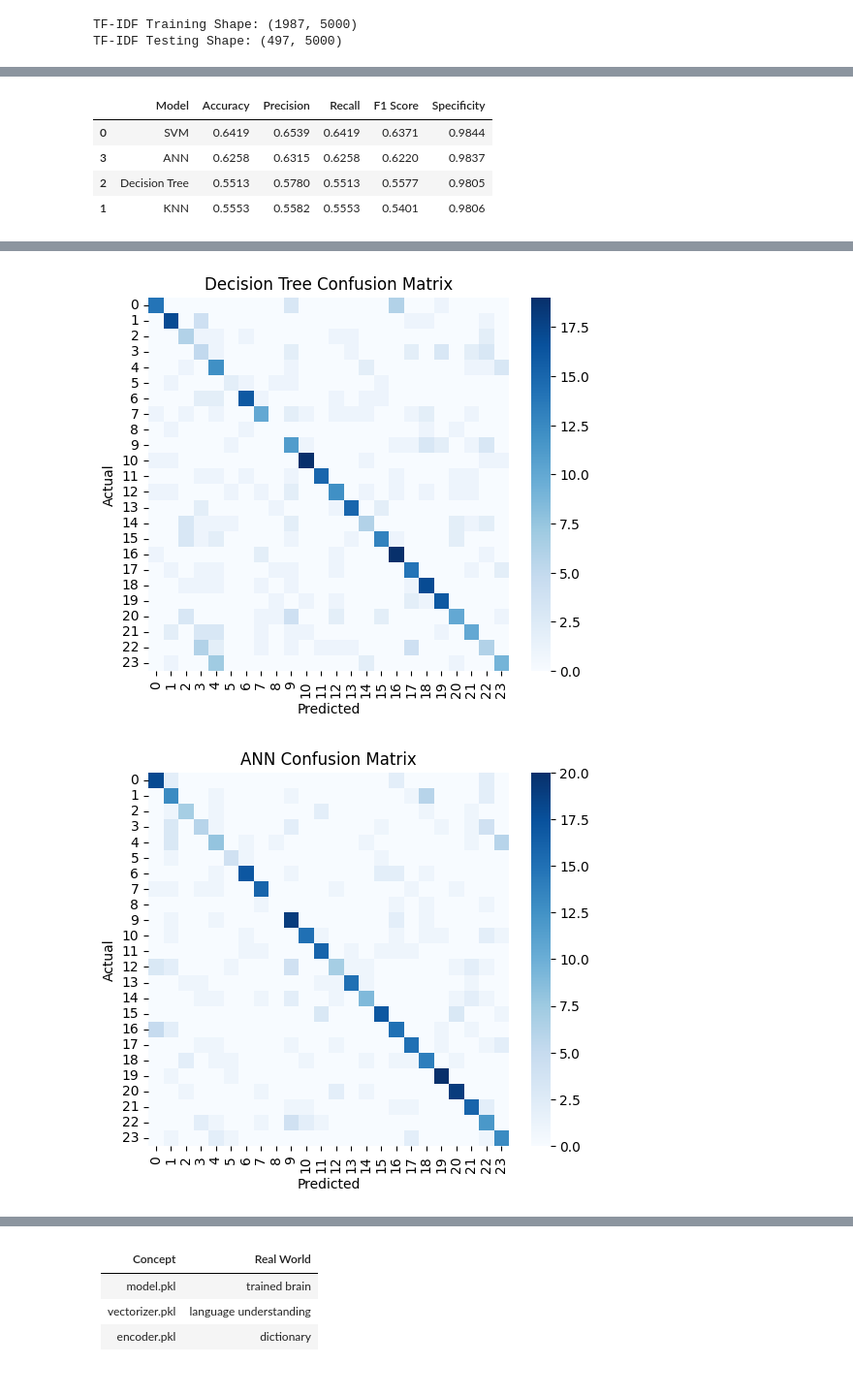
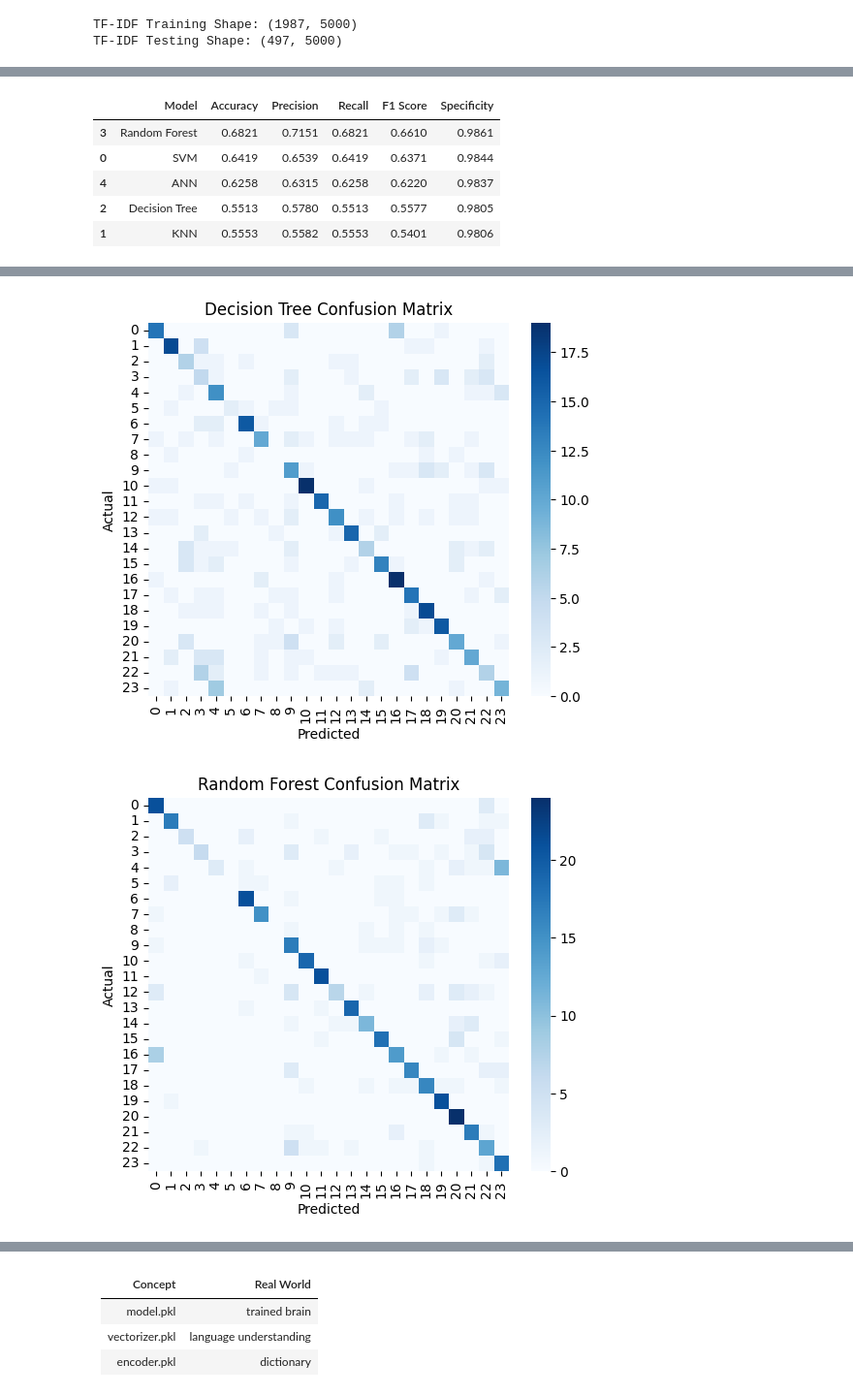
Before and after one commit to technovore007/Resume-Analyzer-NLP-ML, a Jupyter notebook: notebooks/ResumeAnalyzer_ML.ipynb, the cells around one changed output, grey strips where cells are left out. Shown at 97% size. Saved outputs shown, nothing was run; the diff lists cells and outputs as text; code cells hidden in the pictures.

```diff
--- a/ResumeAnalyzer_ML.ipynb
+++ b/notebooks/ResumeAnalyzer_ML.ipynb
@@ -80,7 +80,7 @@ In this step, we:
 
 This prepares the data for feature extraction and model training.
 # %%
-df = pd.read_csv("resume_cleaned.csv")
+df = pd.read_csv("../data/resume_cleaned.csv")
 
 print("Dataset Preview:\n")
 display(df.head())
@@ -285,5 +293,12 @@ These models represent different learning approaches:
 - ANN → layered nonlinear learning
 # %%
+# ================================
+# Step 5: Model Training
+# ================================
+
+from sklearn.ensemble import RandomForestClassifier
+from sklearn.neural_network import MLPClassifier
+
 # Initialize models
 svm_model = SVC(kernel='linear')
 
@@ -291,8 +306,12 @@ knn_model = KNeighborsClassifier(n_neighbors=5)
 
 dt_model = DecisionTreeClassifier(criterion='gini', random_state=42)
 
-# ANN (MLP Classifier)
-from sklearn.neural_network import MLPClassifier
+rf_model = RandomForestClassifier(
+    n_estimators=200,
+    criterion='gini',
+    random_state=42,
+    n_jobs=-1
+)
 
 ann_model = MLPClassifier(
     hidden_layer_sizes=(128, 64),
@@ -306,19 +325,18 @@ ann_model = MLPClassifier(
 # Train Models
 # ================================
 
-# SVM
 svm_model.fit(X_train_tfidf, y_train)
 print("SVM training complete")
 
-# KNN
 knn_model.fit(X_train_tfidf, y_train)
 print("KNN training complete")
 
-# Decision Tree
 dt_model.fit(X_train_tfidf, y_train)
 print("Decision Tree training complete")
 
-# ANN
+rf_model.fit(X_train_tfidf, y_train)
+print("Random Forest training complete")
+
 ann_model.fit(X_train_tfidf, y_train)
 print("ANN training complete")
 # %% [output]
@@ -366,8 +379,4 @@ Each model will be evaluated and compared using the same metrics to determine th
 # %%
-# ================================
-# Step 6: Model Evaluation (Final Clean Version)
-# ================================
-
 def calculate_specificity(conf_matrix):
     specificity_list = []
 
@@ -383,10 +392,12 @@ def calculate_specificity(conf_matrix):
     return np.mean(specificity_list)
 
 
+# Include Random Forest
 models = {
     "SVM": svm_model,
     "KNN": knn_model,
     "Decision Tree": dt_model,
+    "Random Forest": rf_model,
     "ANN": ann_model
 }
 
@@ -398,20 +409,16 @@ results = []
 
 for name, model in models.items():
 
-    # Predictions
     y_pred = model.predict(X_test_tfidf)
 
-    # Metrics
     accuracy = accuracy_score(y_test, y_pred)
     precision = precision_score(y_test, y_pred, average='weighted', zero_division=0)
     recall = recall_score(y_test, y_pred, average='weighted', zero_division=0)
     f1 = f1_score(y_test, y_pred, average='weighted', zero_division=0)
 
-    # Confusion Matrix
     cm = confusion_matrix(y_test, y_pred)
     specificity = calculate_specificity(cm)
 
-    # Store results
     results.append({
         "Model": name,
         "Accuracy": round(accuracy, 4),
@@ -423,37 +430,40 @@ for name, model in models.items():
 
 
 # ================================
-# Display Table
+# Results Table
 # ================================
 
 results_df = pd.DataFrame(results)
-display(results_df.sort_values(by="F1 Score", ascending=False))
+results_df = results_df.sort_values(by="F1 Score", ascending=False)
+
+display(results_df)
 
 
 # ================================
-# Confusion Matrices (Visual)
+# Confusion Matrix Visualization
 # ================================
 
 for name, model in models.items():
 
     y_pred = model.predict(X_test_tfidf)
     cm = confusion_matrix(y_test, y_pred)
 
     plt.figure(figsize=(6, 5))
     sns.heatmap(cm, cmap='Blues')
 
     plt.title(f"{name} Confusion Matrix")
     plt.xlabel("Predicted")
     plt.ylabel("Actual")
 
     plt.show()
 # %% [output]
 |  | Model | Accuracy | Precision | Recall | F1 Score | Specificity |
+| 3 | Random Forest | 0.6821 | 0.7151 | 0.6821 | 0.6610 | 0.9861 |
 | 0 | SVM | 0.6419 | 0.6539 | 0.6419 | 0.6371 | 0.9844 |
-| 3 | ANN | 0.6258 | 0.6315 | 0.6258 | 0.6220 | 0.9837 |
+| 4 | ANN | 0.6258 | 0.6315 | 0.6258 | 0.6220 | 0.9837 |
 | 2 | Decision Tree | 0.5513 | 0.5780 | 0.5513 | 0.5577 | 0.9805 |
 | 1 | KNN | 0.5553 | 0.5582 | 0.5553 | 0.5401 | 0.9806 |
 [figure]
 [figure]
 [figure]
-[figure, old version]
+[figure, new version]
```
Also changed, not shown: parts of 10 cells of this notebook, 7 other files.
